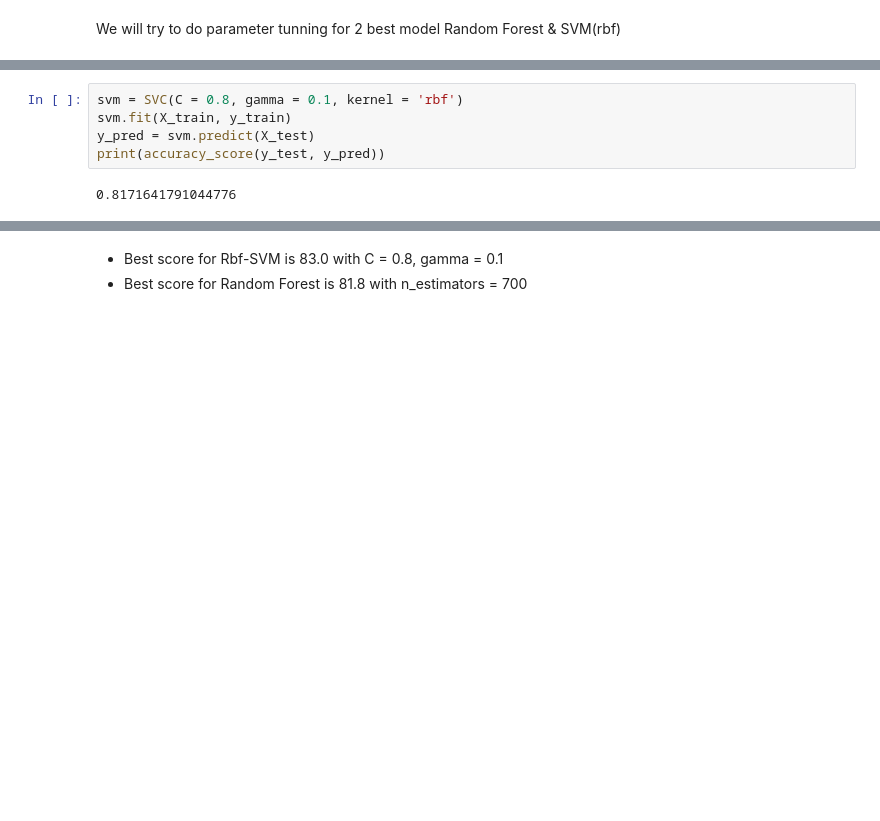
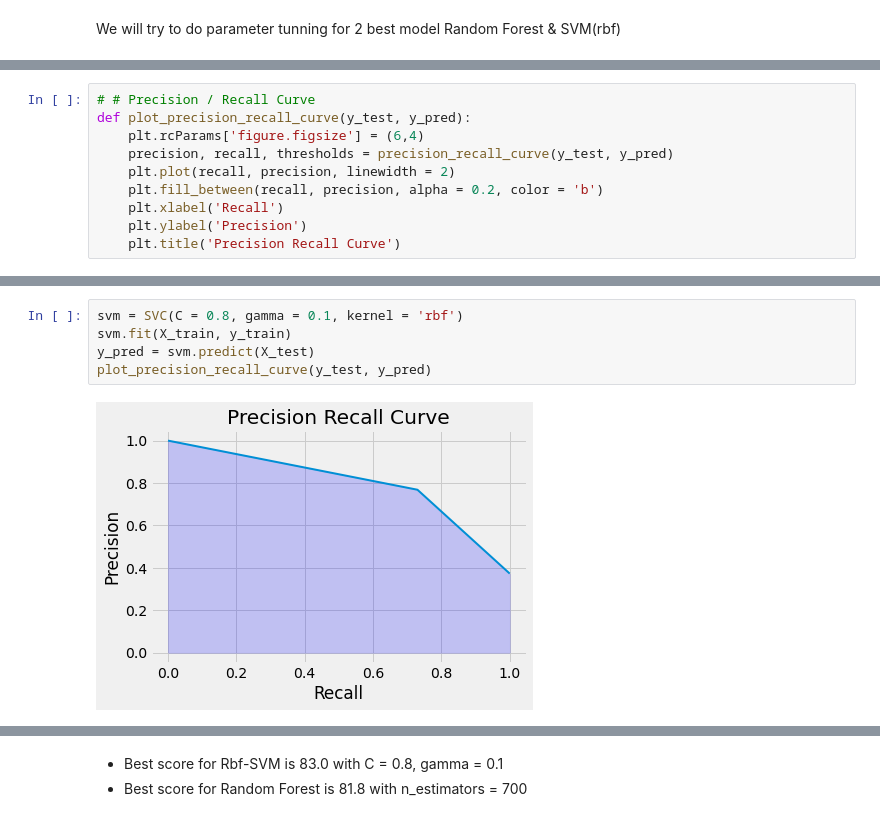
Before and after one commit to sumamk08/Titanic-EDA, a Jupyter notebook: Titanic - Handling Missing values-NB-1.ipynb, the cells around one changed output, grey strips where cells are left out. Cells and saved outputs as stored; diff of their text form; blank space fills up the shorter version.

```diff
--- a/Titanic - Handling Missing values-NB-1.ipynb
+++ b/Titanic - Handling Missing values-NB-1.ipynb
@@ -644,0 +669,10 @@ SVC(C=0.8, gamma=0.1)
+# %%
+# # Precision / Recall Curve
+def plot_precision_recall_curve(y_test, y_pred):
+    plt.rcParams['figure.figsize'] = (6,4)
+    precision, recall, thresholds = precision_recall_curve(y_test, y_pred)
+    plt.plot(recall, precision, linewidth = 2)
+    plt.fill_between(recall, precision, alpha = 0.2, color = 'b')
+    plt.xlabel('Recall')
+    plt.ylabel('Precision')
+    plt.title('Precision Recall Curve')
@@ -645,7 +686,7 @@ SVC(C=0.8, gamma=0.1)
 # %%
 svm = SVC(C = 0.8, gamma = 0.1, kernel = 'rbf')
 svm.fit(X_train, y_train)
 y_pred = svm.predict(X_test)
-print(accuracy_score(y_test, y_pred))
+plot_precision_recall_curve(y_test, y_pred)
 # %% [output]
-0.8171641791044776
+[figure, added]
```
Also changed, not shown: parts of 33 cells of this notebook.
